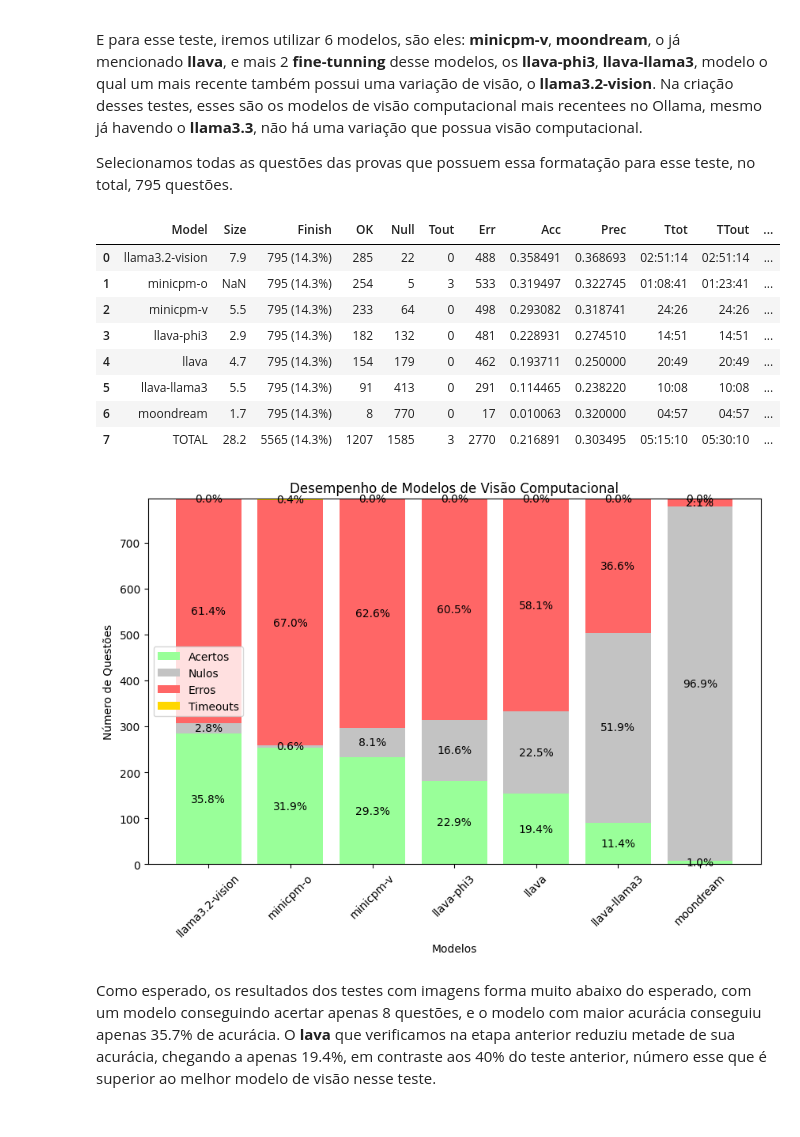
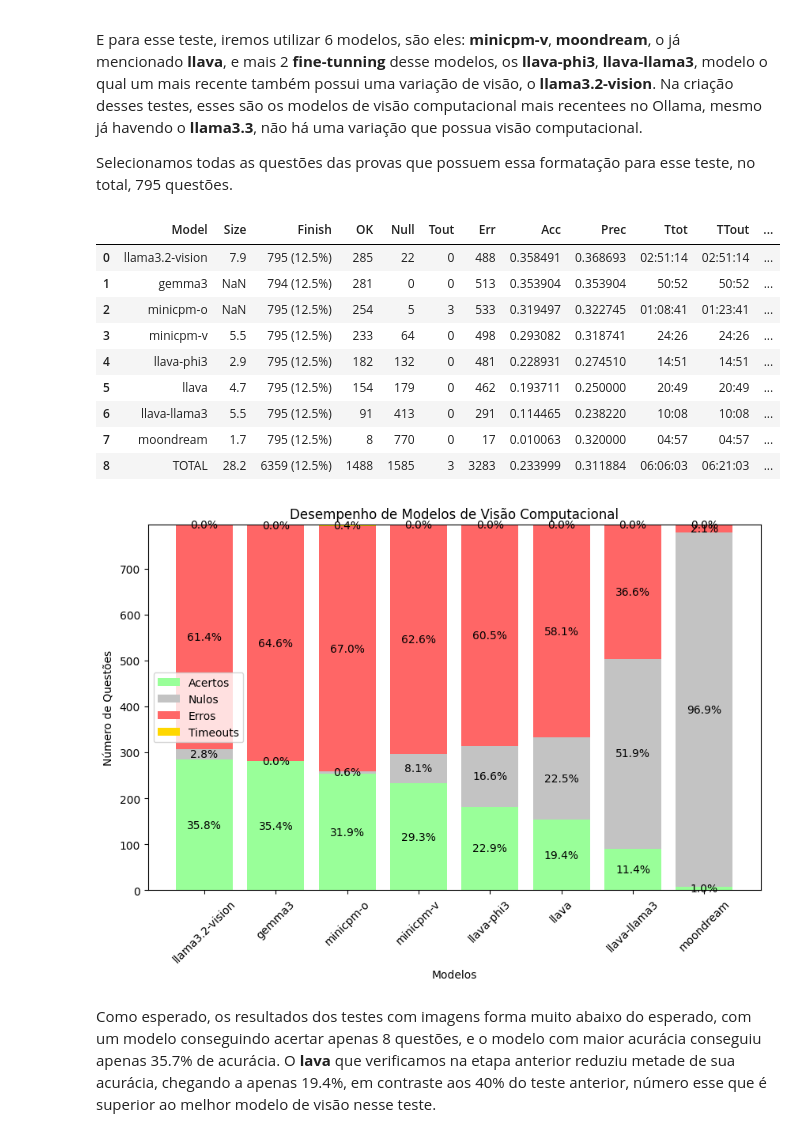
Before and after one commit to rubdelima/estuda-ia, a Jupyter notebook: notebooks/2 - Avaliação de Modelos Locais.ipynb, the cells around one changed output. Saved outputs shown, nothing was run; the diff lists cells and outputs as text; code cells hidden in the pictures.

```diff
--- a/notebooks/2 - Avaliação de Modelos Locais.ipynb
+++ b/notebooks/2 - Avaliação de Modelos Locais.ipynb
@@ -781,36 +781,37 @@ E para esse teste, iremos utilizar 6 modelos, são eles: **minicpm-v**, **moondr
 
 Selecionamos todas as questões das provas que possuem essa formatação para esse teste, no total, 795 questões.
 # %%
-visions_models = ["llava", "llama3.2-vision", "llava-llama3", "minicpm-v", "minicpm-o", "moondream", "llava-phi3"]
+visions_models = ["llava", "llama3.2-vision", "llava-llama3", "minicpm-v", "minicpm-o", "moondream", "llava-phi3", "gemma3"]
 
 context_questions = list(filter(lambda x : x["type"] == "context-image", questoes))
 
 test_result_context_vision = test_models(
     primary_models= visions_models,
     questions = context_questions,
     timeout = 300
 )
 
 vision_models_test_table = lib.utils.test_table(
     models=visions_models,
     questions=context_questions,
 )
 
 clear_output(wait=True)
 display(lib.utils.format_test_table(vision_models_test_table))
 plots.model_performance(vision_models_test_table, "Desempenho de Modelos de Visão Computacional")
 None
 # %% [output]
 |  | Model | Size | Finish | OK | Null | Tout | Err | Acc | Prec | Ttot | TTout | ... |
-| 0 | llama3.2-vision | 7.9 | 795 (14.3%) | 285 | 22 | 0 | 488 | 0.358491 | 0.368693 | 02:51:14 | 02:51:14 | ... |
-| 1 | minicpm-o | NaN | 795 (14.3%) | 254 | 5 | 3 | 533 | 0.319497 | 0.322745 | 01:08:41 | 01:23:41 | ... |
-| 2 | minicpm-v | 5.5 | 795 (14.3%) | 233 | 64 | 0 | 498 | 0.293082 | 0.318741 | 24:26 | 24:26 | ... |
-| 3 | llava-phi3 | 2.9 | 795 (14.3%) | 182 | 132 | 0 | 481 | 0.228931 | 0.274510 | 14:51 | 14:51 | ... |
-| 4 | llava | 4.7 | 795 (14.3%) | 154 | 179 | 0 | 462 | 0.193711 | 0.250000 | 20:49 | 20:49 | ... |
-| 5 | llava-llama3 | 5.5 | 795 (14.3%) | 91 | 413 | 0 | 291 | 0.114465 | 0.238220 | 10:08 | 10:08 | ... |
-| 6 | moondream | 1.7 | 795 (14.3%) | 8 | 770 | 0 | 17 | 0.010063 | 0.320000 | 04:57 | 04:57 | ... |
-| 7 | TOTAL | 28.2 | 5565 (14.3%) | 1207 | 1585 | 3 | 2770 | 0.216891 | 0.303495 | 05:15:10 | 05:30:10 | ... |
+| 0 | llama3.2-vision | 7.9 | 795 (12.5%) | 285 | 22 | 0 | 488 | 0.358491 | 0.368693 | 02:51:14 | 02:51:14 | ... |
+| 1 | gemma3 | NaN | 794 (12.5%) | 281 | 0 | 0 | 513 | 0.353904 | 0.353904 | 50:52 | 50:52 | ... |
+| 2 | minicpm-o | NaN | 795 (12.5%) | 254 | 5 | 3 | 533 | 0.319497 | 0.322745 | 01:08:41 | 01:23:41 | ... |
+| 3 | minicpm-v | 5.5 | 795 (12.5%) | 233 | 64 | 0 | 498 | 0.293082 | 0.318741 | 24:26 | 24:26 | ... |
+| 4 | llava-phi3 | 2.9 | 795 (12.5%) | 182 | 132 | 0 | 481 | 0.228931 | 0.274510 | 14:51 | 14:51 | ... |
+| 5 | llava | 4.7 | 795 (12.5%) | 154 | 179 | 0 | 462 | 0.193711 | 0.250000 | 20:49 | 20:49 | ... |
+| 6 | llava-llama3 | 5.5 | 795 (12.5%) | 91 | 413 | 0 | 291 | 0.114465 | 0.238220 | 10:08 | 10:08 | ... |
+| 7 | moondream | 1.7 | 795 (12.5%) | 8 | 770 | 0 | 17 | 0.010063 | 0.320000 | 04:57 | 04:57 | ... |
+| 8 | TOTAL | 28.2 | 6359 (12.5%) | 1488 | 1585 | 3 | 3283 | 0.233999 | 0.311884 | 06:06:03 | 06:21:03 | ... |
-[figure, old version]
+[figure, new version]
 # %% [markdown]
 Como esperado, os resultados dos testes com imagens forma muito abaixo do esperado, com um modelo conseguindo acertar apenas 8 questões, e o modelo com maior acurácia conseguiu apenas 35.7% de acurácia. O **lava** que verificamos na etapa anterior reduziu metade de sua acurácia, chegando a apenas 19.4%, em contraste aos 40% do teste anterior, número esse que é superior ao melhor modelo de visão nesse teste.
 # %%
```
Also changed, not shown: 24 other files.
